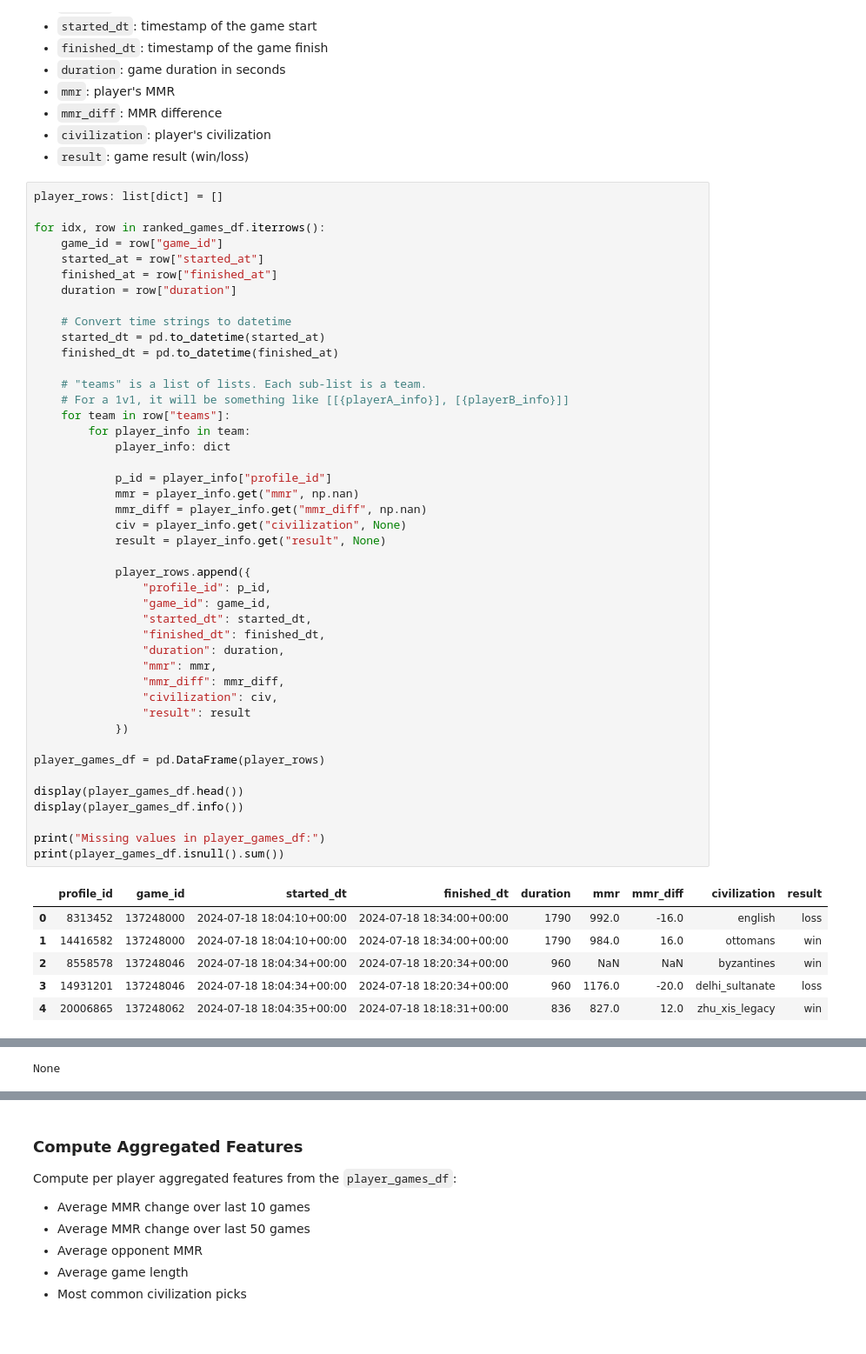
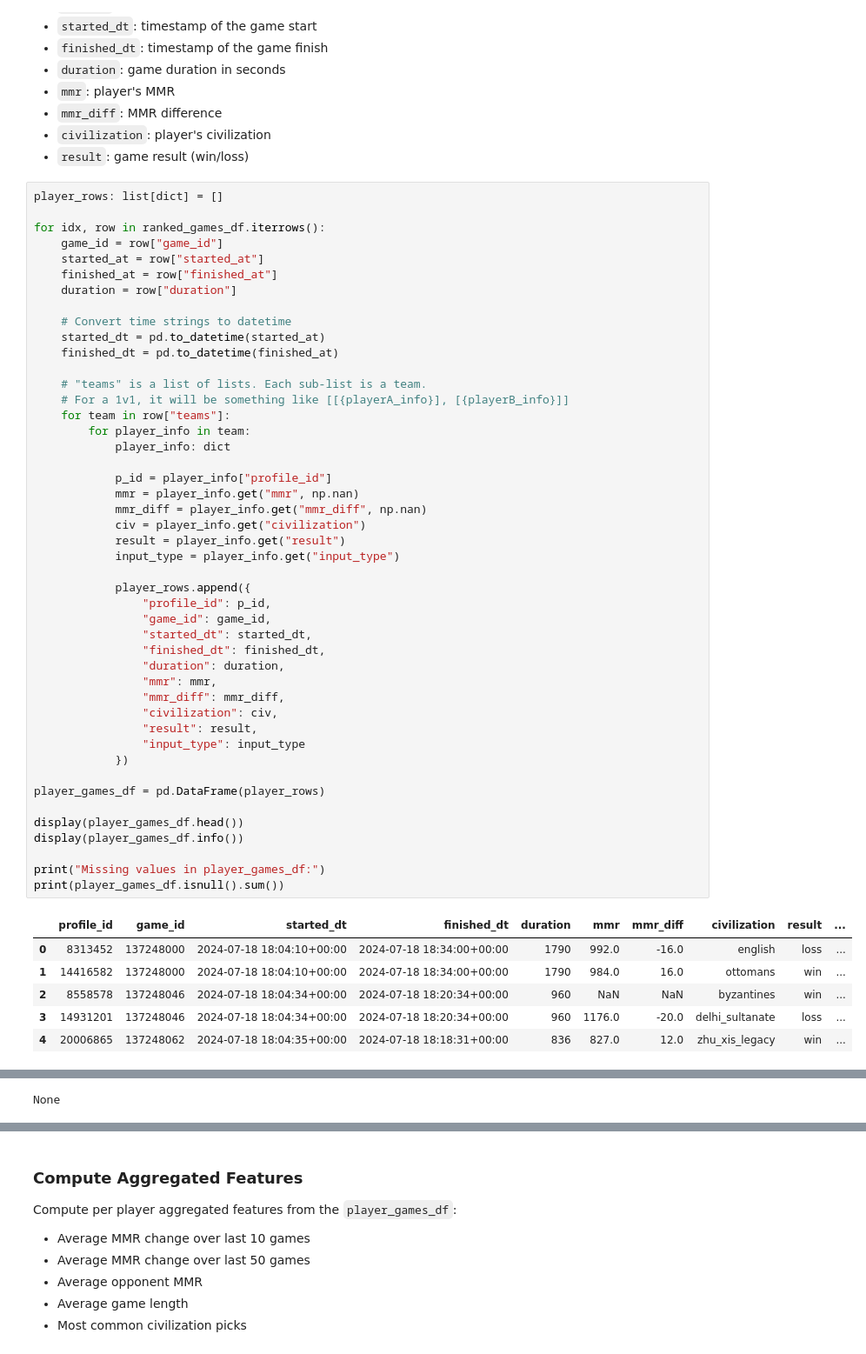
Before and after one commit to suxrobGM/aoe4-matchmaking, a Jupyter notebook: notebooks/build_model.ipynb, the cells around one changed output, grey strips where cells are left out. Shown at 87% size. Cells and saved outputs as stored; diff of their text form.

```diff
--- a/notebooks/build_model.ipynb
+++ b/notebooks/build_model.ipynb
@@ -189,41 +189,43 @@ for idx, row in ranked_games_df.iterrows():
 
     # "teams" is a list of lists. Each sub-list is a team.
     # For a 1v1, it will be something like [[{playerA_info}], [{playerB_info}]]
     for team in row["teams"]:
         for player_info in team:
             player_info: dict
 
             p_id = player_info["profile_id"]
             mmr = player_info.get("mmr", np.nan)
             mmr_diff = player_info.get("mmr_diff", np.nan)
-            civ = player_info.get("civilization", None)
-            result = player_info.get("result", None)
+            civ = player_info.get("civilization")
+            result = player_info.get("result")
+            input_type = player_info.get("input_type")
 
             player_rows.append({
                 "profile_id": p_id,
                 "game_id": game_id,
                 "started_dt": started_dt,
                 "finished_dt": finished_dt,
                 "duration": duration,
                 "mmr": mmr,
                 "mmr_diff": mmr_diff,
                 "civilization": civ,
-                "result": result
+                "result": result,
+                "input_type": input_type
             })
 
 player_games_df = pd.DataFrame(player_rows)
 
 display(player_games_df.head())
 display(player_games_df.info())
 
 print("Missing values in player_games_df:")
 print(player_games_df.isnull().sum())
 # %% [output]
-|  | profile_id | game_id | started_dt | finished_dt | duration | mmr | mmr_diff | civilization | result |
-| 0 | 8313452 | 137248000 | 2024-07-18 18:04:10+00:00 | 2024-07-18 18:34:00+00:00 | 1790 | 992.0 | -16.0 | english | loss |
-| 1 | 14416582 | 137248000 | 2024-07-18 18:04:10+00:00 | 2024-07-18 18:34:00+00:00 | 1790 | 984.0 | 16.0 | ottomans | win |
-| 2 | 8558578 | 137248046 | 2024-07-18 18:04:34+00:00 | 2024-07-18 18:20:34+00:00 | 960 | NaN | NaN | byzantines | win |
-| 3 | 14931201 | 137248046 | 2024-07-18 18:04:34+00:00 | 2024-07-18 18:20:34+00:00 | 960 | 1176.0 | -20.0 | delhi_sultanate | loss |
-| 4 | 20006865 | 137248062 | 2024-07-18 18:04:35+00:00 | 2024-07-18 18:18:31+00:00 | 836 | 827.0 | 12.0 | zhu_xis_legacy | win |
+|  | profile_id | game_id | started_dt | finished_dt | duration | mmr | mmr_diff | civilization | result | ... |
+| 0 | 8313452 | 137248000 | 2024-07-18 18:04:10+00:00 | 2024-07-18 18:34:00+00:00 | 1790 | 992.0 | -16.0 | english | loss | ... |
+| 1 | 14416582 | 137248000 | 2024-07-18 18:04:10+00:00 | 2024-07-18 18:34:00+00:00 | 1790 | 984.0 | 16.0 | ottomans | win | ... |
+| 2 | 8558578 | 137248046 | 2024-07-18 18:04:34+00:00 | 2024-07-18 18:20:34+00:00 | 960 | NaN | NaN | byzantines | win | ... |
+| 3 | 14931201 | 137248046 | 2024-07-18 18:04:34+00:00 | 2024-07-18 18:20:34+00:00 | 960 | 1176.0 | -20.0 | delhi_sultanate | loss | ... |
+| 4 | 20006865 | 137248062 | 2024-07-18 18:04:35+00:00 | 2024-07-18 18:18:31+00:00 | 836 | 827.0 | 12.0 | zhu_xis_legacy | win | ... |
 <class 'pandas.core.frame.DataFrame'>
 RangeIndex: 2139532 entries, 0 to 2139531
```
Also changed, not shown: parts of 1 cell of this notebook, 8 other files.
